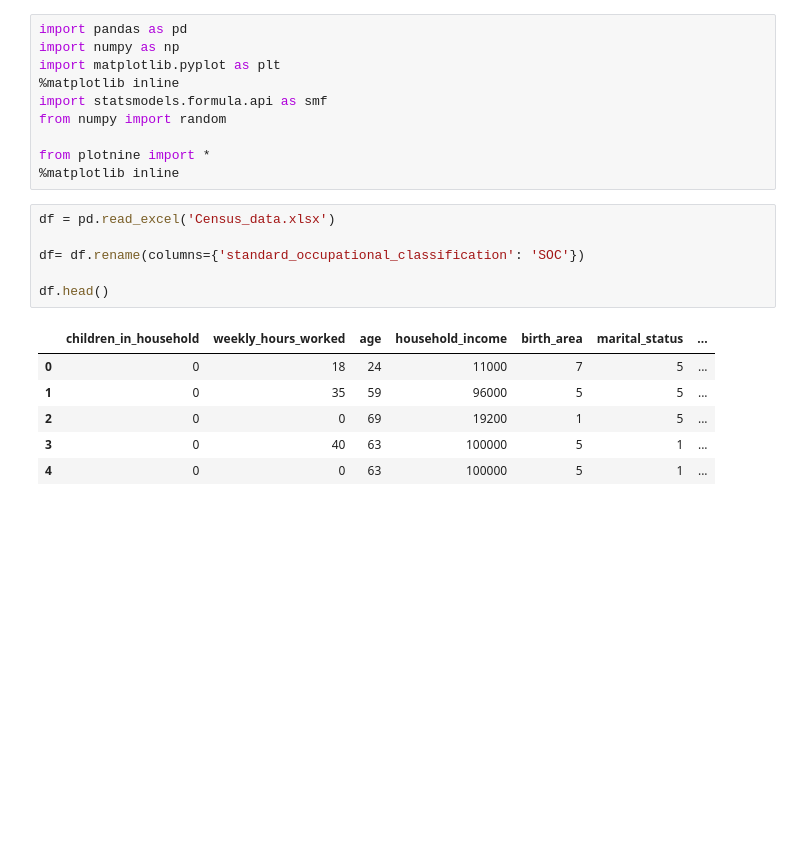
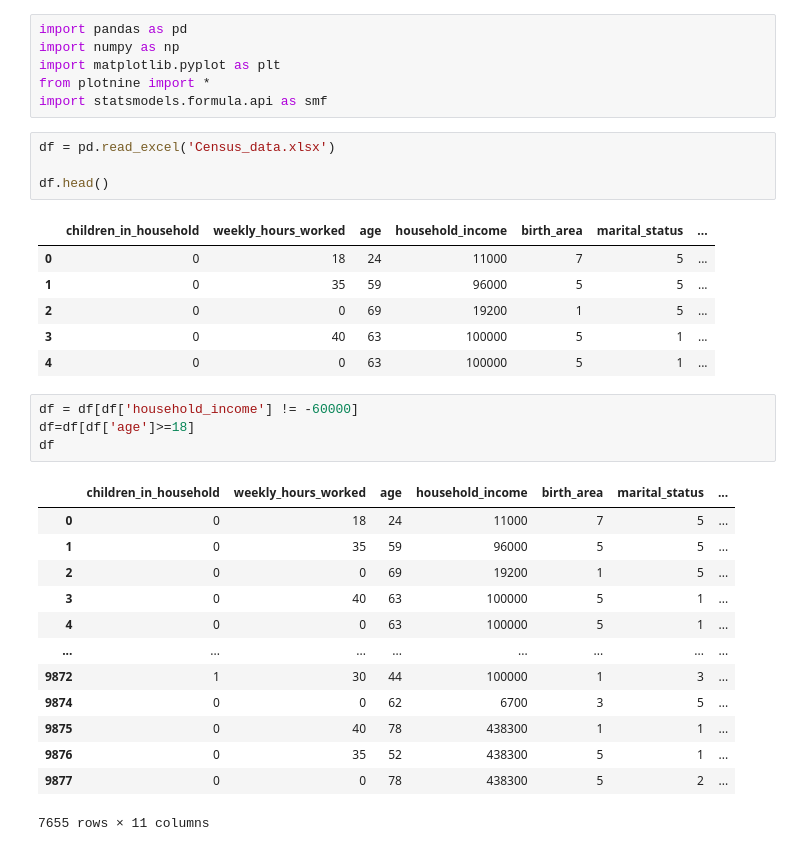
Before and after one commit to nate-from-prex/DB-Final, a Jupyter notebook: Nathan_Final.ipynb, the cells around one changed output. Saved outputs shown, nothing was run; the diff lists cells and outputs as text; blank space fills up the shorter version.

```diff
--- a/Nathan_Final.ipynb
+++ b/Nathan_Final.ipynb
@@ -2,17 +2,11 @@
 import pandas as pd
 import numpy as np
 import matplotlib.pyplot as plt
-%matplotlib inline
+from plotnine import *
 import statsmodels.formula.api as smf
-from numpy import random
-
-from plotnine import *
-%matplotlib inline
 # %%
 df = pd.read_excel('Census_data.xlsx')
 
-df= df.rename(columns={'standard_occupational_classification': 'SOC'})
-
 df.head()
 # %% [output]
 |  | children_in_household | weekly_hours_worked | age | household_income | birth_area | marital_status | ... |
@@ -21,3 +15,21 @@ df.head()
 | 2 | 0 | 0 | 69 | 19200 | 1 | 5 | ... |
 | 3 | 0 | 40 | 63 | 100000 | 5 | 1 | ... |
 | 4 | 0 | 0 | 63 | 100000 | 5 | 1 | ... |
+# %%
+df = df[df['household_income'] != -60000]
+df=df[df['age']>=18]
+df
+# %% [output]
+|  | children_in_household | weekly_hours_worked | age | household_income | birth_area | marital_status | ... |
+| 0 | 0 | 18 | 24 | 11000 | 7 | 5 | ... |
+| 1 | 0 | 35 | 59 | 96000 | 5 | 5 | ... |
+| 2 | 0 | 0 | 69 | 19200 | 1 | 5 | ... |
+| 3 | 0 | 40 | 63 | 100000 | 5 | 1 | ... |
+| 4 | 0 | 0 | 63 | 100000 | 5 | 1 | ... |
+| ... | ... | ... | ... | ... | ... | ... | ... |
+| 9872 | 1 | 30 | 44 | 100000 | 1 | 3 | ... |
+| 9874 | 0 | 0 | 62 | 6700 | 3 | 5 | ... |
+| 9875 | 0 | 40 | 78 | 438300 | 1 | 1 | ... |
+| 9876 | 0 | 35 | 52 | 438300 | 5 | 1 | ... |
+| 9877 | 0 | 0 | 78 | 438300 | 5 | 2 | ... |
+7655 rows × 11 columns
```
Also changed, not shown: parts of 8 cells of this notebook, 3 other files.
